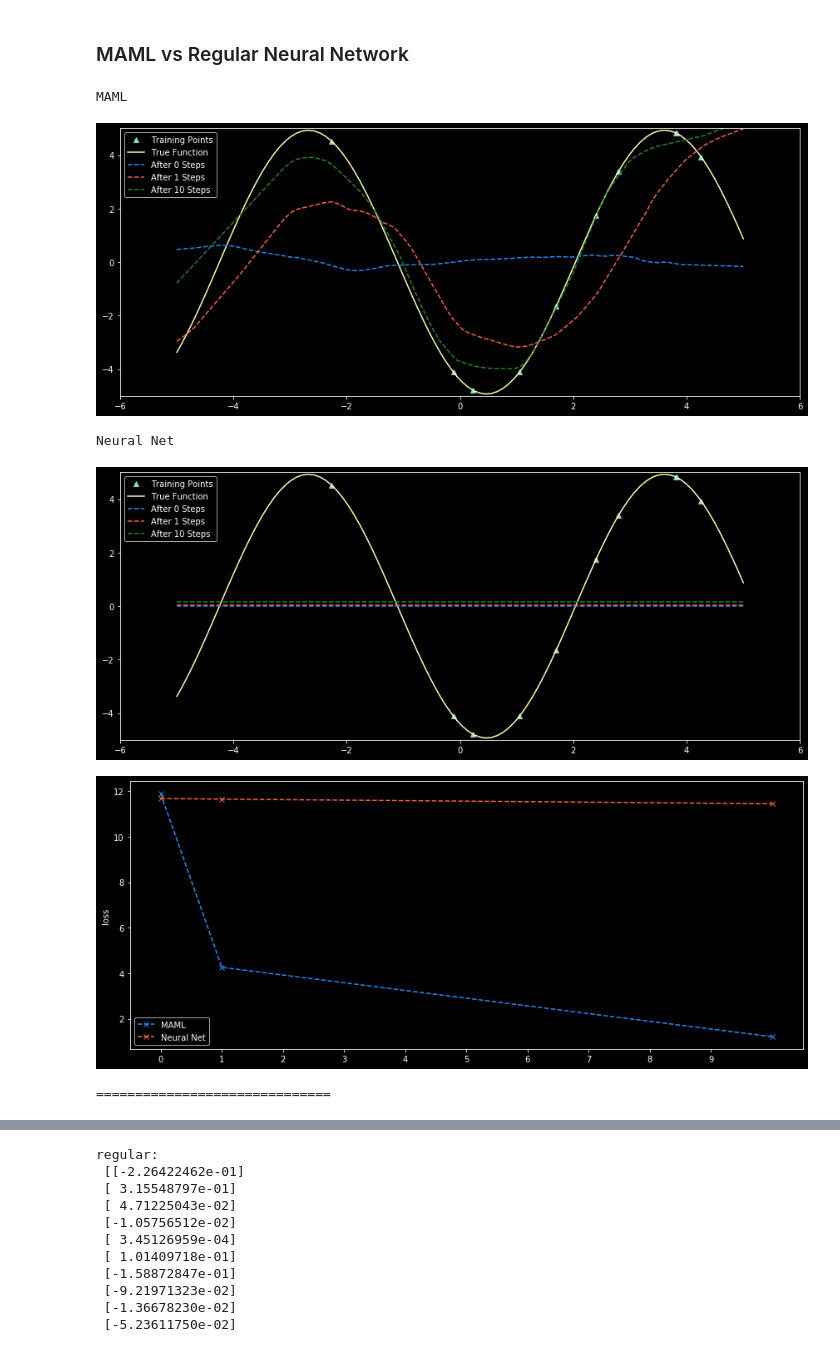
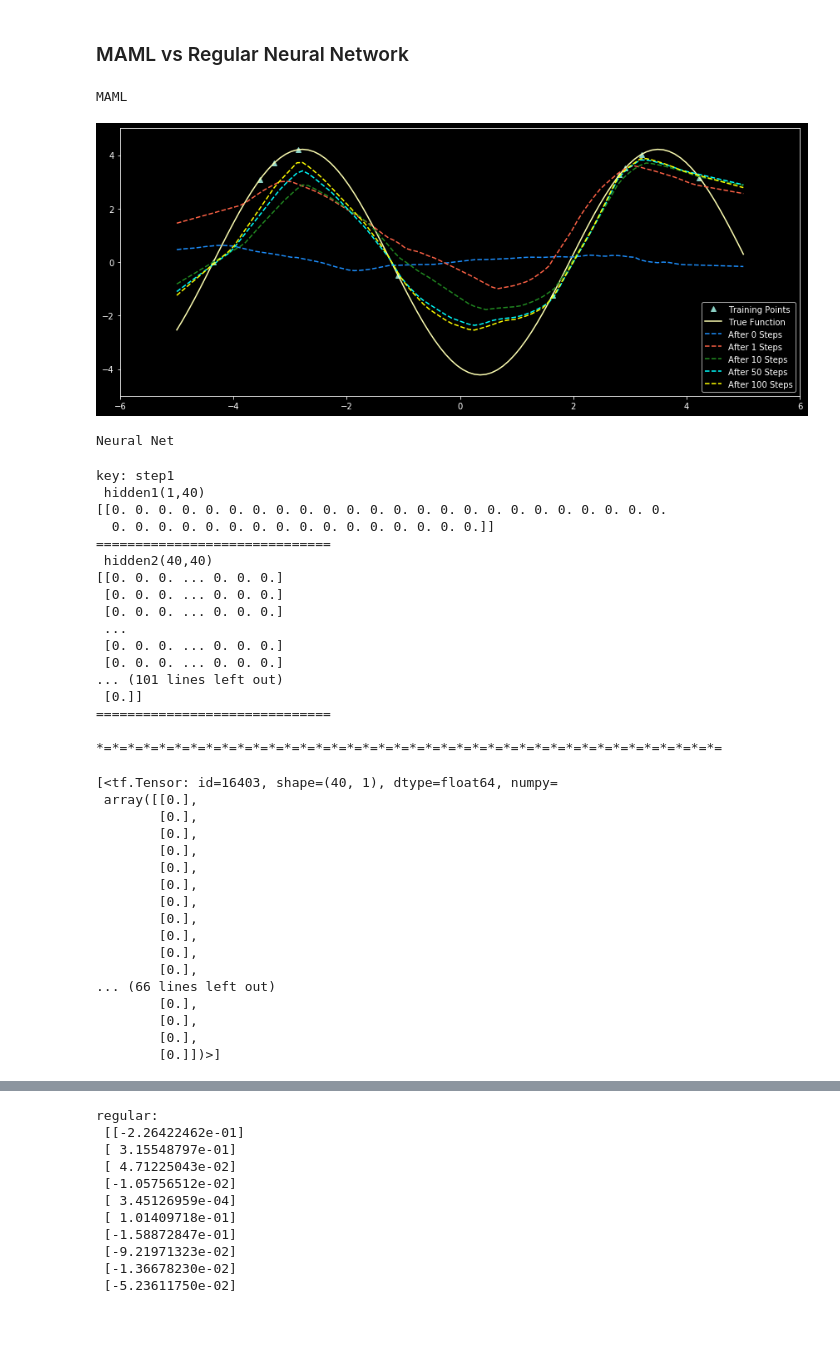
Before and after one commit to ZohrehAdabi/MAML, a Jupyter notebook: maml_weights(load_model).ipynb, the cells around one changed output, grey strips where cells are left out. Cells and saved outputs as stored; diff of their text form; code cells hidden in the pictures; blank space fills up the shorter version.

Commit message:
test gradient net & maml

```diff
--- a/maml_weights(load_model).ipynb
+++ b/maml_weights(load_model).ipynb
@@ -140,17 +140,54 @@ print(maml.out.get_weights()[0].shape)
 # %%
 for _ in range(1):
     index = np.random.choice(range(len(test_ds)))
-    w3_maml_model, w3_net_model, weight_gradient_net, weight_gradient_maml = compare_maml_and_neural_net(maml, neural_net, test_ds[index])
+    w3_maml_model, w3_net_model, weight_gradient_net, weight_gradient_maml, loss_net, loss_maml\
+                 = compare_maml_and_neural_net(maml, neural_net, test_ds[index])
 # %% [output]
 MAML
-[figure, old version]
+[figure, new version]
 Neural Net
-[figure, removed]
-[figure, removed]
 # %%
-# for key, grads in weight_gradient_net.items():
-    print(f'key\n: hidden1(1,40)\n{grads[0]}\n\n hidden2(40,40)\n{grads[2]}\n\n out(40,1)\n{grads[4]}\n ' )
-# weight_gradient_net['step1']
 sep = '='*30
+out_grad_net = []
+for key, grads in weight_gradient_net.items():
+    print(f'\nkey: {key}\n hidden1(1,40)\n{grads[0]}\n{sep}\n hidden2(40,40)\n{grads[2]}\n{sep}\n out(40,1)\n{grads[4]}\n{sep}\n ')
+    print('*='*40)
+    out_grad_net.append(grads[4])
 # %% [output]
+key: step1
+ hidden1(1,40)
+[[0. 0. 0. 0. 0. 0. 0. 0. 0. 0. 0. 0. 0. 0. 0. 0. 0. 0. 0. 0. 0. 0. 0. 0.
+  0. 0. 0. 0. 0. 0. 0. 0. 0. 0. 0. 0. 0. 0. 0. 0.]]
 ==============================
+ hidden2(40,40)
+[[0. 0. 0. ... 0. 0. 0.]
+ [0. 0. 0. ... 0. 0. 0.]
+ [0. 0. 0. ... 0. 0. 0.]
+ ...
+ [0. 0. 0. ... 0. 0. 0.]
+ [0. 0. 0. ... 0. 0. 0.]
+... (101 lines left out)
+ [0.]]
+==============================
+
+*=*=*=*=*=*=*=*=*=*=*=*=*=*=*=*=*=*=*=*=*=*=*=*=*=*=*=*=*=*=*=*=*=*=*=*=*=*=*=*=
+# %%
+out_grad_net
+# %% [output]
+[<tf.Tensor: id=16403, shape=(40, 1), dtype=float64, numpy=
+ array([[0.],
+        [0.],
+        [0.],
+        [0.],
+        [0.],
+        [0.],
+        [0.],
+        [0.],
+        [0.],
+        [0.],
+        [0.],
+... (66 lines left out)
+        [0.],
+        [0.],
+        [0.],
+        [0.]])>]
```
Also changed, not shown: parts of 5 cells of this notebook, 3 other files.
